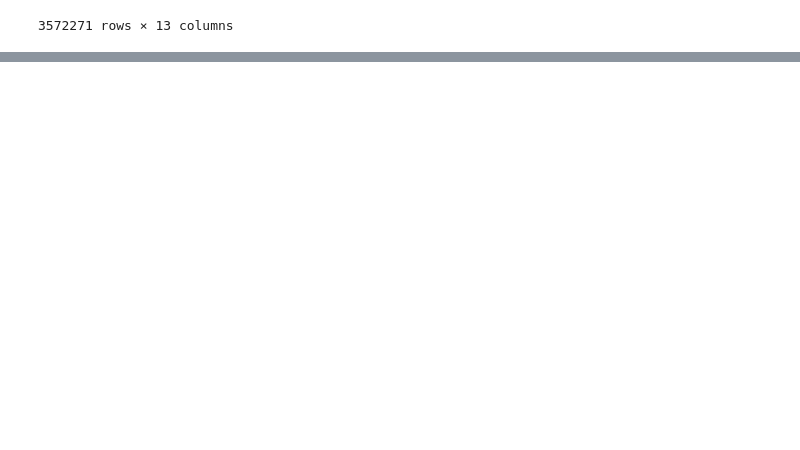
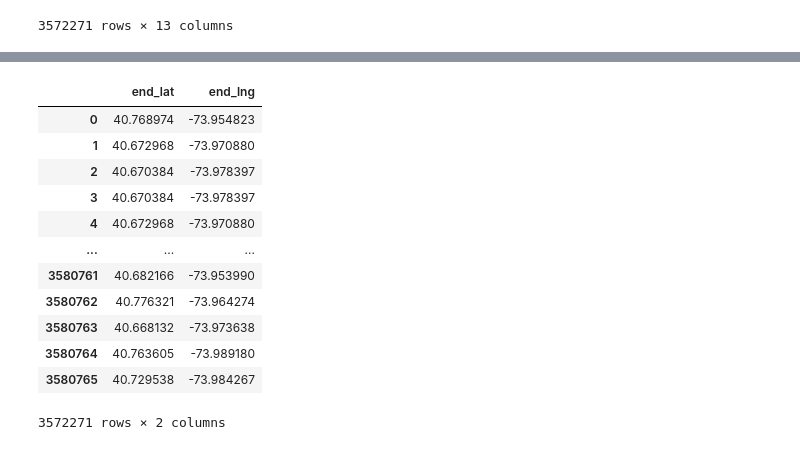
Before and after one commit to A-Lounsbury/tableau-challenge, a Jupyter notebook: merging.ipynb, the cells around one changed output, grey strips where cells are left out. Cells and saved outputs as stored; diff of their text form; code cells hidden in the pictures; blank space fills up the shorter version.

```diff
--- a/merging.ipynb
+++ b/merging.ipynb
@@ -97,0 +60,17 @@ df5_cleaned.to_csv("202305-citibike-tripdata.csv")
+# %%
+df2 = df5_cleaned[["end_lat", "end_lng"]]
+df2
+# %% [output]
+|  | end_lat | end_lng |
+| 0 | 40.768974 | -73.954823 |
+| 1 | 40.672968 | -73.970880 |
+| 2 | 40.670384 | -73.978397 |
+| 3 | 40.670384 | -73.978397 |
+| 4 | 40.672968 | -73.970880 |
+| ... | ... | ... |
+| 3580761 | 40.682166 | -73.953990 |
+| 3580762 | 40.776321 | -73.964274 |
+| 3580763 | 40.668132 | -73.973638 |
+| 3580764 | 40.763605 | -73.989180 |
+| 3580765 | 40.729538 | -73.984267 |
+3572271 rows × 2 columns
```
Also changed, not shown: parts of 18 cells of this notebook, 10 other files.
